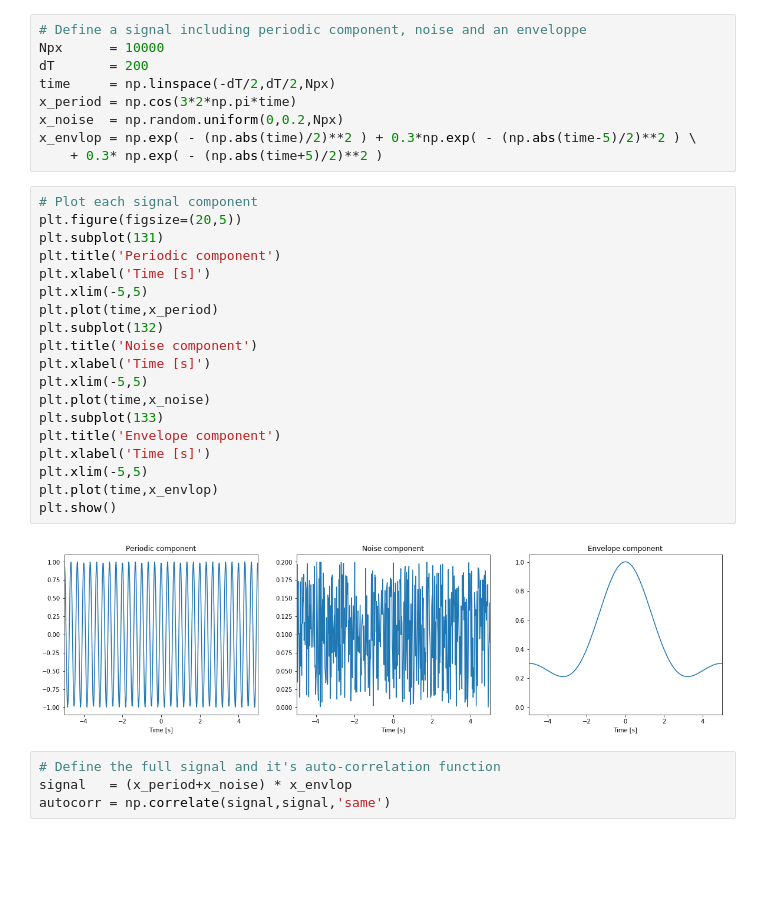
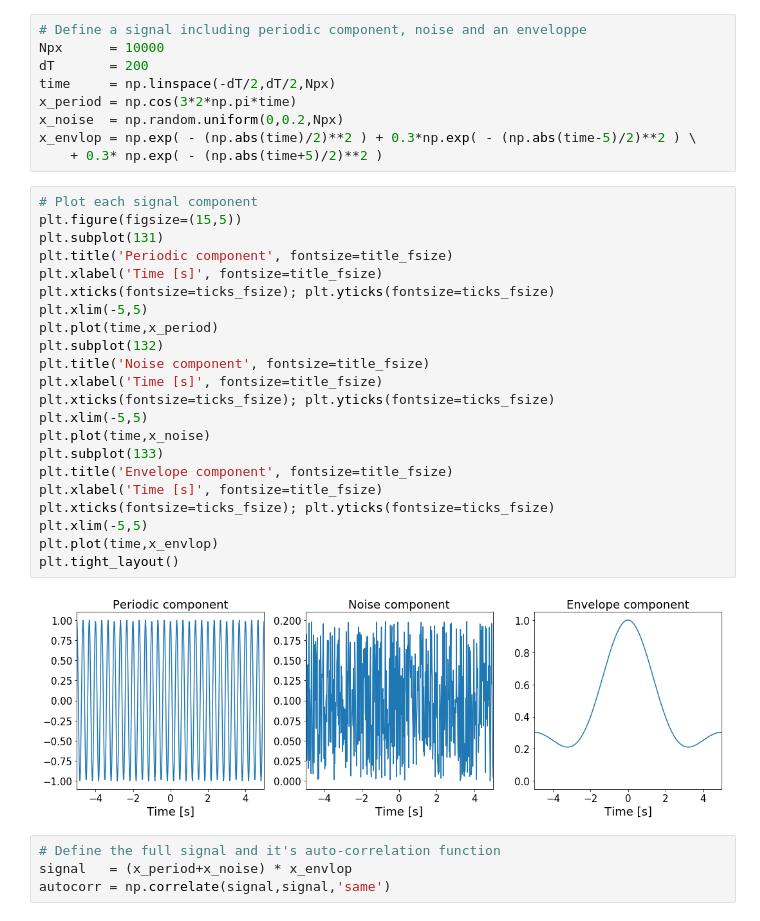
Before and after one commit to rmadar/ExamplesWithPython, a Jupyter notebook: ExampleFFT.ipynb, the cells around one changed output. Drawn from its saved outputs; the diff is of its cells as text; blank space fills up the shorter version.

```diff
--- a/ExampleFFT.ipynb
+++ b/ExampleFFT.ipynb
@@ -63,25 +141,28 @@ x_envlop = np.exp( - (np.abs(time)/2)**2 ) + 0.3*np.exp( - (np.abs(time-5)/2)**2
     + 0.3* np.exp( - (np.abs(time+5)/2)**2 )
 # %%
 # Plot each signal component
-plt.figure(figsize=(20,5))
+plt.figure(figsize=(15,5))
 plt.subplot(131)
-plt.title('Periodic component')
-plt.xlabel('Time [s]')
+plt.title('Periodic component', fontsize=title_fsize)
+plt.xlabel('Time [s]', fontsize=title_fsize)
+plt.xticks(fontsize=ticks_fsize); plt.yticks(fontsize=ticks_fsize)
 plt.xlim(-5,5)
 plt.plot(time,x_period)
 plt.subplot(132)
-plt.title('Noise component')
-plt.xlabel('Time [s]')
+plt.title('Noise component', fontsize=title_fsize)
+plt.xlabel('Time [s]', fontsize=title_fsize)
+plt.xticks(fontsize=ticks_fsize); plt.yticks(fontsize=ticks_fsize)
 plt.xlim(-5,5)
 plt.plot(time,x_noise)
 plt.subplot(133)
-plt.title('Envelope component')
-plt.xlabel('Time [s]')
+plt.title('Envelope component', fontsize=title_fsize)
+plt.xlabel('Time [s]', fontsize=title_fsize)
+plt.xticks(fontsize=ticks_fsize); plt.yticks(fontsize=ticks_fsize)
 plt.xlim(-5,5)
 plt.plot(time,x_envlop)
-plt.show()
+plt.tight_layout()
 # %% [output]
-[figure, old version]
+[figure, new version]
 # %%
 # Define the full signal and it's auto-correlation function
 signal   = (x_period+x_noise) * x_envlop
```
Also changed, not shown: parts of 13 cells of this notebook.
